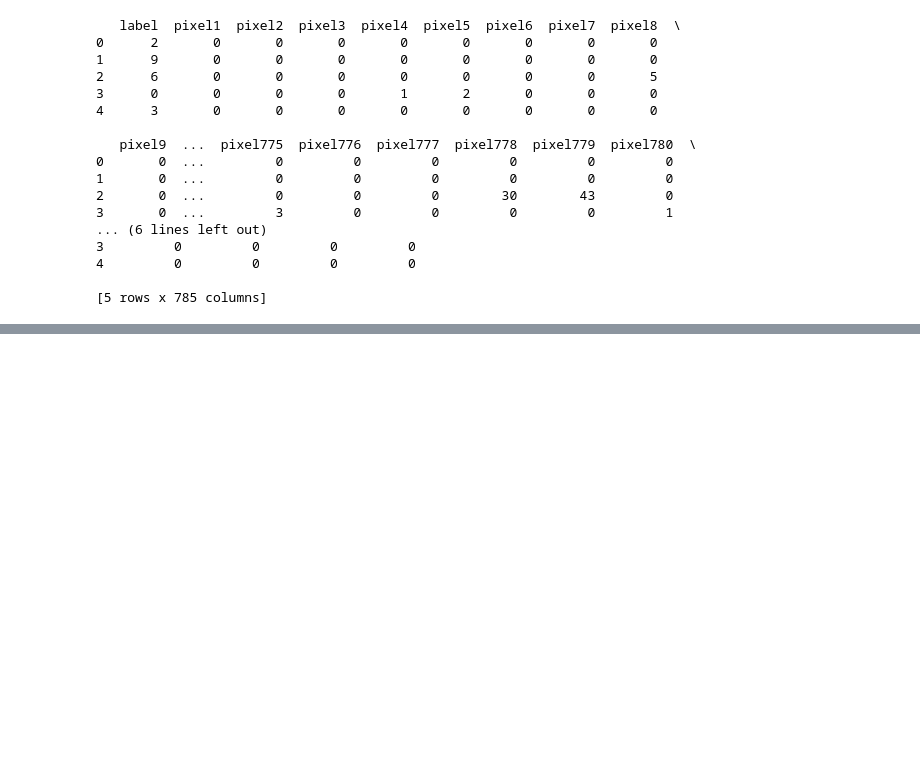
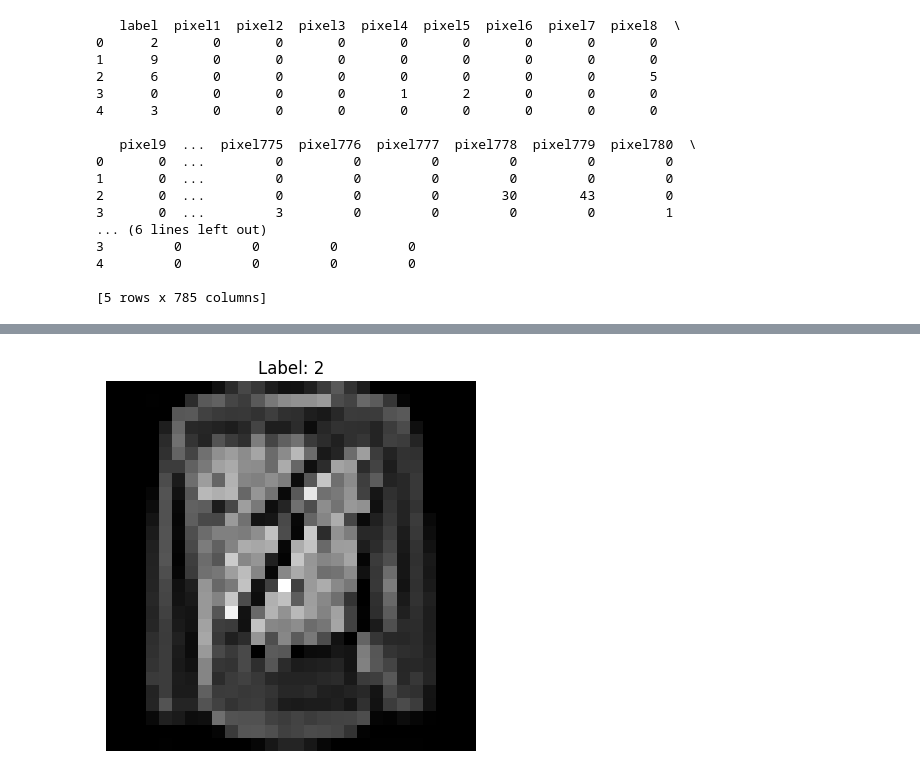
Before and after one commit to Vu-PTIT/LearnAi_Vu, a Jupyter notebook: Bao_cao_TuanVu_Tuan6/Thuc_hanh/fashion.ipynb, the cells around one changed output, grey strips where cells are left out. Saved outputs shown, nothing was run; the diff lists cells and outputs as text; code cells hidden in the pictures; blank space fills up the shorter version.

```diff
--- a/Bao_cao_TuanVu_Tuan6/Thuc_hanh/fashion.ipynb
+++ b/Bao_cao_TuanVu_Tuan6/Thuc_hanh/fashion.ipynb
@@ -72,0 +98,4 @@ ModuleNotFoundError: No module named 'matplotlib'
+# %%
+show_image(15)
+# %% [output]
+[figure, added]
```
Also changed, not shown: parts of 15 cells of this notebook.
